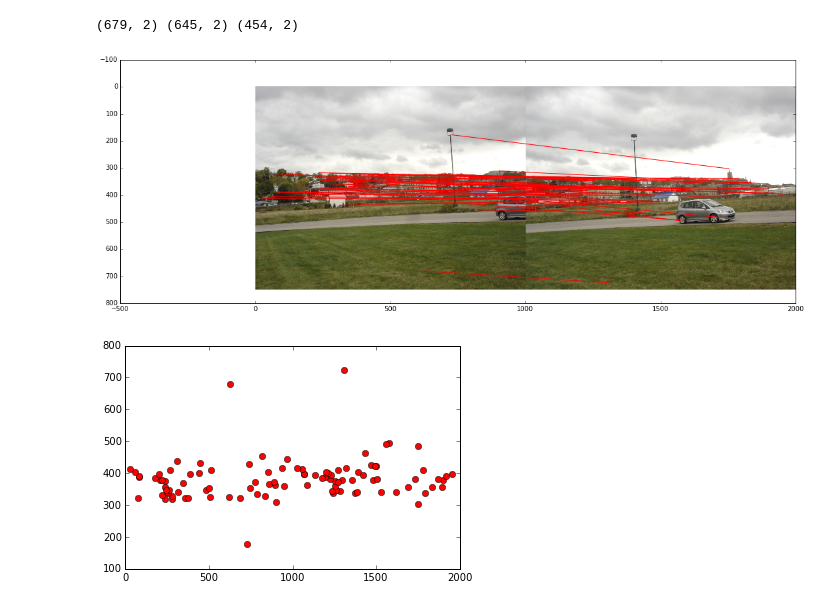
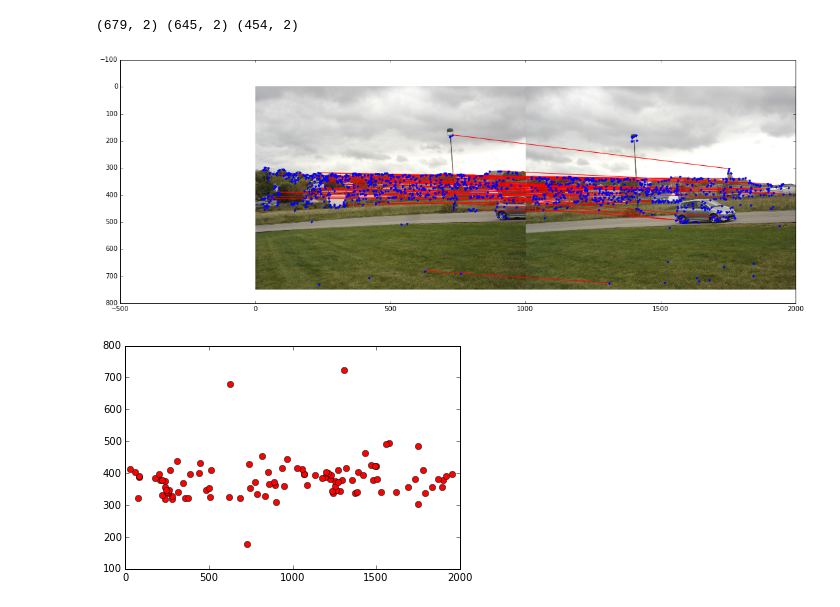
Before and after one commit to NCEghtebas/ComputerVisionCT, a Jupyter notebook: HW3/Q2.ipynb, the cells around one changed output. Cells and saved outputs as stored; diff of their text form; code cells hidden in the pictures.

```diff
--- a/HW3/Q2.ipynb
+++ b/HW3/Q2.ipynb
@@ -123,21 +123,24 @@ x2 += one.shape[1]
 # %%
 # a=[[1,2],[3,3],[4,4],[5,2]]  *zip(*a)
 
 twoimg = np.concatenate((one, two), axis =1)
 
 f=plt.figure()
 f.set_size_inches(18.5, 10.5)
 plt.imshow(twoimg)
 
 # plt.plot( [x1[0], x2[0]], [y1[0], y2[0]] , linestyle = "-", linewidth = "2", marker='.', color='r', ls='')
 # plt.plot([x1[0], x2[0]], [y1[0], y2[0]] , '-o')
 
 for n in range(0, 645, 13):
     plt.plot( [x1[n], x2[n]], [y1[n], y2[n]] ,'r-' )
 
+for n in range(len(x1)):
+    plt.plot( [x1[n], x2[n]], [y1[n], y2[n]] ,'b.' )
+
 #     linestyle = "-", linewidth = "2", marker='.', color='r', ls=''
 # %% [output]
-[figure, old version]
+[figure, new version]
 # %%
 for n in range(0, 645, 13):
     plt.plot( [x1[n], x2[n]], [y1[n], y2[n]] ,'ro' )
```
Also changed, not shown: parts of 6 cells of this notebook, 4 other files.
